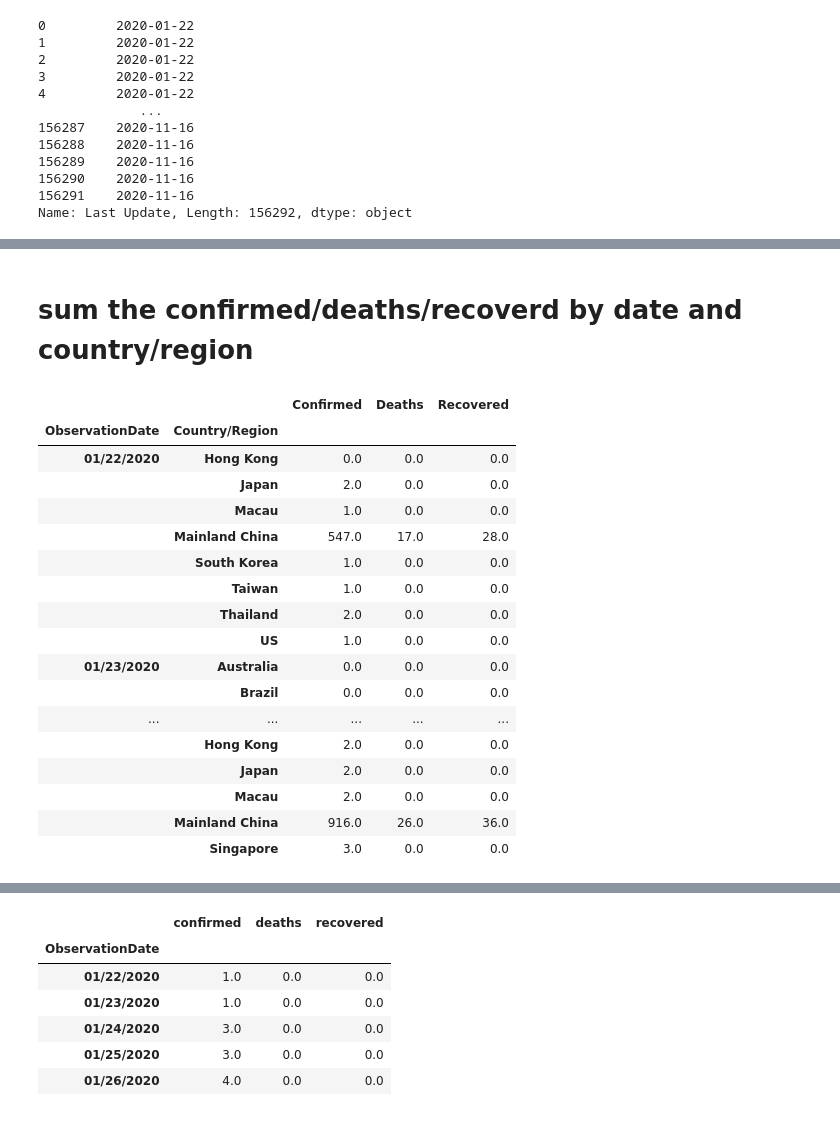
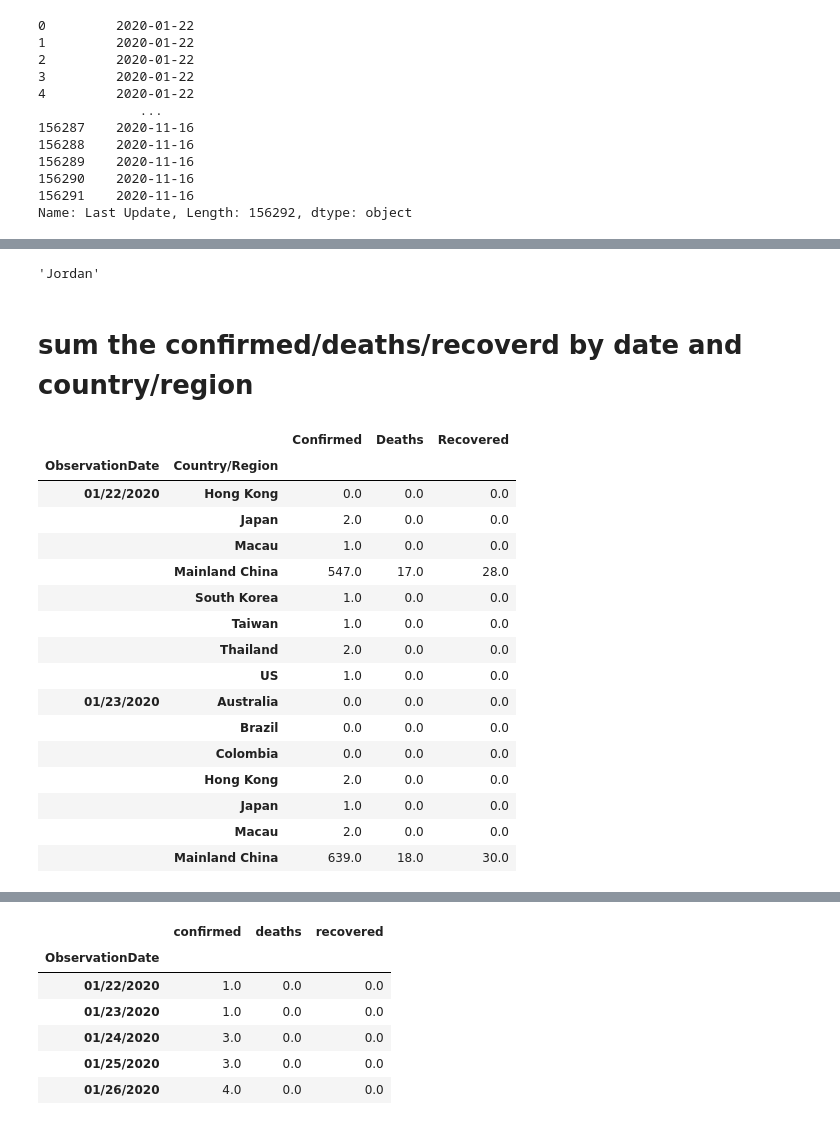
Before and after one commit to willhwh/DS_60Days, a Jupyter notebook: project1_cov.ipynb, the cells around one changed output, grey strips where cells are left out. Drawn from its saved outputs; the diff is of its cells as text; code cells hidden in the pictures.

```diff
--- a/project1_cov.ipynb
+++ b/project1_cov.ipynb
@@ -311,3 +471,9 @@ Name: Last Update, Length: 156292, dtype: object
+# %%
+for contestant, group in df.groupby("Contestant"):
+    fig.add_trace(go.Bar(x=group["Fruit"], y=group["Number Eaten"], name=contestant))
+contestant
+# %% [output]
+'Jordan'
 # %% [markdown]
 # sum the confirmed/deaths/recoverd by date and country/region
 # %%
@@ -315,27 +481,26 @@ cov['confirmed_sum'] = 0
 cov['deaths_sum'] = 0
 cov['recovered_sum'] = 0
 # %%
-sum_data = cov.groupby(['ObservationDate','Country/Region'])['Confirmed','Deaths','Recovered'].sum()
-sum_data.head(30)
+sum_data = cov.groupby(['ObservationDate','Country/Region'])[['Confirmed','Deaths','Recovered']].sum()
+sum_data.head(15)
 # %% [output]
 |  |  | Confirmed | Deaths | Recovered |
 | ObservationDate | Country/Region |  |  |  |
 | 01/22/2020 | Hong Kong | 0.0 | 0.0 | 0.0 |
 |  | Japan | 2.0 | 0.0 | 0.0 |
 |  | Macau | 1.0 | 0.0 | 0.0 |
 |  | Mainland China | 547.0 | 17.0 | 28.0 |
 |  | South Korea | 1.0 | 0.0 | 0.0 |
 |  | Taiwan | 1.0 | 0.0 | 0.0 |
 |  | Thailand | 2.0 | 0.0 | 0.0 |
 |  | US | 1.0 | 0.0 | 0.0 |
 | 01/23/2020 | Australia | 0.0 | 0.0 | 0.0 |
 |  | Brazil | 0.0 | 0.0 | 0.0 |
-| ... | ... | ... | ... | ... |
+|  | Colombia | 0.0 | 0.0 | 0.0 |
 |  | Hong Kong | 2.0 | 0.0 | 0.0 |
-|  | Japan | 2.0 | 0.0 | 0.0 |
+|  | Japan | 1.0 | 0.0 | 0.0 |
 |  | Macau | 2.0 | 0.0 | 0.0 |
-|  | Mainland China | 916.0 | 26.0 | 36.0 |
-|  | Singapore | 3.0 | 0.0 | 0.0 |
+|  | Mainland China | 639.0 | 18.0 | 30.0 |
 # %%
 sum_data = sum_data.unstack()
 sum_data.head()
```
Also changed, not shown: parts of 24 cells of this notebook.
